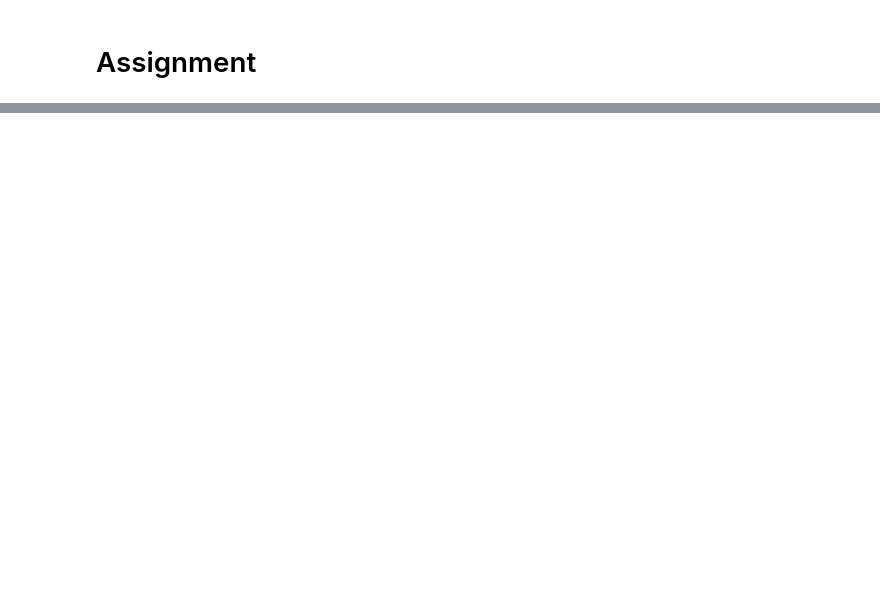
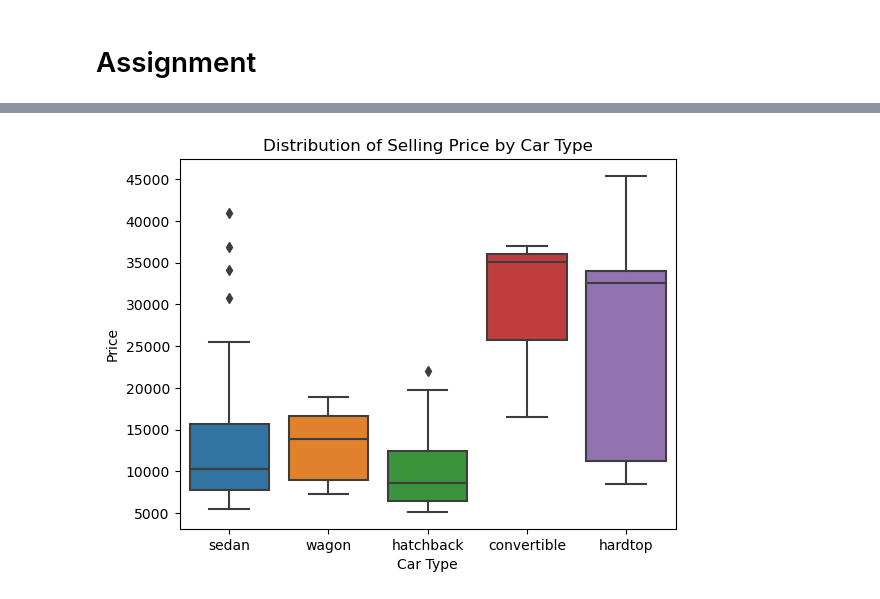
Before and after one commit to meghnarana31/BAA_Academic_Assignments, a Jupyter notebook: Class 02 - Assignment .ipynb, the cells around one changed output, grey strips where cells are left out. Cells and saved outputs as stored; diff of their text form; code cells hidden in the pictures; blank space fills up the shorter version.

```diff
--- a/Class 02 - Assignment .ipynb
+++ b/Class 02 - Assignment .ipynb
@@ -23,0 +115,12 @@ Find me something meaningful that will help me as a business owner.
+# %%
+sns.boxplot(x='carbody', y='price', data=df)
+plt.xlabel('Car Type')
+plt.ylabel('Price')
+plt.title('Distribution of Selling Price by Car Type')
+plt.show()
+
+# The highest median selling price is observed for convertible cars, while the lowest median selling price is observed for hatchback cars.
+# The interquartile ranges (IQRs) also vary across different car body types, with the largest IQR observed for the hardtop cars.
+# There are also some outliers in the data, particularly for the sedan and hatchback car types, indicating that there are some cars that have much higher selling prices compared to the others in their respective categories.
+# %% [output]
+[figure, added]
```
Also changed, not shown: parts of 15 cells of this notebook.
